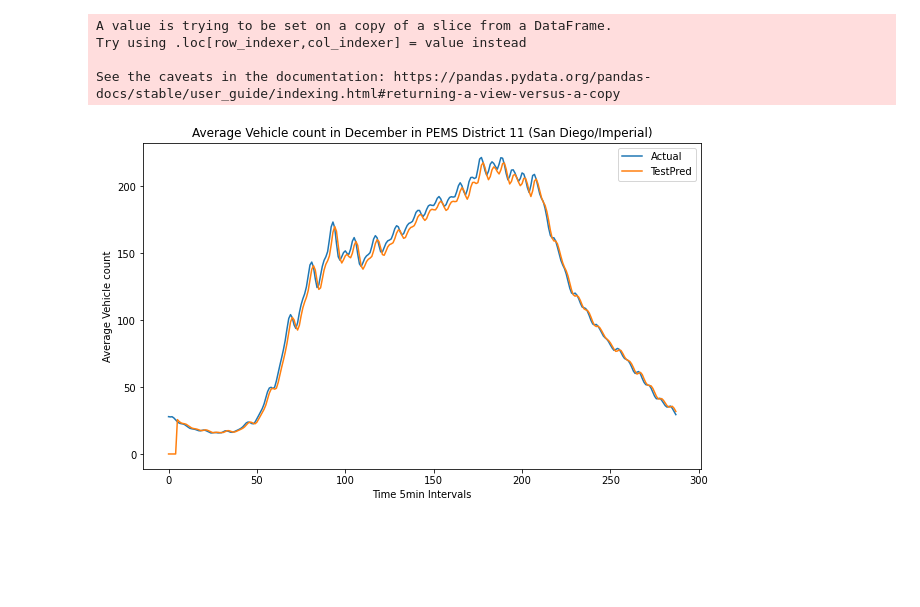
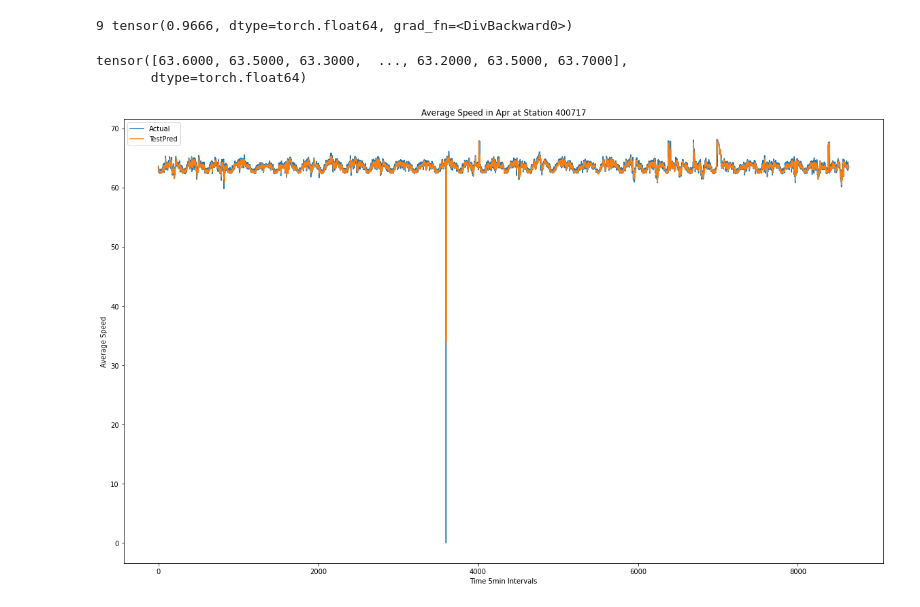
Before and after one commit to klane/dse-capstone, a Jupyter notebook: ClassicModel/ARTraffictraintest.ipynb, the cells around one changed output. Cells and saved outputs as stored; diff of their text form; code cells hidden in the pictures; blank space fills up the shorter version.

```diff
--- a/ClassicModel/ARTraffictraintest.ipynb
+++ b/ClassicModel/ARTraffictraintest.ipynb
@@ -122,3 +122,0 @@ AvgVehicleCount_tr
-# %%
-def get_list(x, m):
-    return list(zip(*(x[i:] for i in range(m))))
@@ -139,0 +218,2 @@ def get_data(input_df,lag):
+# %%
+net2 = AutoRegressive(df=AvgVehicleSpeed["avg_speed"],lag=3,noObservations=60,batchsize=1)
@@ -191,2 +225,0 @@ class AutoRegressive(nn.Module):
-# %%
-net2 = AutoRegressive(l)
@@ -271,16 +225,0 @@ for i in range(5,len(casespred)):
-# %%
-AvgVehicleCount[2] = pd.to_numeric(AvgVehicleCount[2])
-ActualCount = AvgVehicleCount[AvgVehicleCount[0] =='Dec'].reset_index(drop=True)
-ActualCount = ActualCount[2]
-AvgVehicleCount_ts[2] = pd.to_numeric(AvgVehicleCount_ts[2])
-casespred = AvgVehicleCount_ts[AvgVehicleCount_ts[0] =='Dec'].reset_index(drop=True)
-cases = casespred[2]
-testpred = np.zeros_like(cases)
-cases = np.array(cases)
-for i in range(5,len(cases)):
-    testpred[i] = net2(torch.tensor(cases[i-5:i]).view(1, 5).double())
-# %% [output]
-A value is trying to be set on a copy of a slice from a DataFrame.
-Try using .loc[row_indexer,col_indexer] = value instead
-
-See the caveats in the documentation: https://pandas.pydata.org/pandas-docs/stable/user_guide/indexing.html#returning-a-view-versus-a-copy
@@ -287,11 +230,21 @@ See the caveats in the documentation: https://pandas.pydata.org/pandas-docs/stab
+# %%
+z,yfit,yact = net2.fit()
+# %% [output]
+9 tensor(0.9666, dtype=torch.float64, grad_fn=<DivBackward0>)
+# %%
+print(yact)
+# %% [output]
+tensor([63.6000, 63.5000, 63.3000,  ..., 63.2000, 63.5000, 63.7000],
+       dtype=torch.float64)
 # %%
-plt.figure(figsize=(10, 6))
-plt.plot(ActualCount)
-plt.plot(testpred)
+plt.figure(figsize=(20, 12))
+plt.plot(yact.detach().numpy())
+plt.plot(yfit.detach().numpy())
+#plt.xticks(testpred,AvgVehicleCount_ts["Month"])
 plt.xlabel('Time 5min Intervals')
-plt.ylabel('Average Vehicle count')
+plt.ylabel('Average Speed')
 plt.legend(['Actual', 'TestPred'])
-plt.title(f'Average Vehicle count in December in PEMS District 11 (San Diego/Imperial)')
-plt.savefig('San Diego test traffic_vehcount Prediction', bbox_inches='tight')
+plt.title(f'Average Speed in Apr at Station 400717')
+plt.savefig('Station 400717 test traffic_Average Speed Prediction', bbox_inches='tight')
 # %% [output]
-[figure, old version]
+[figure, new version]
```
Also changed, not shown: parts of 54 cells of this notebook.
